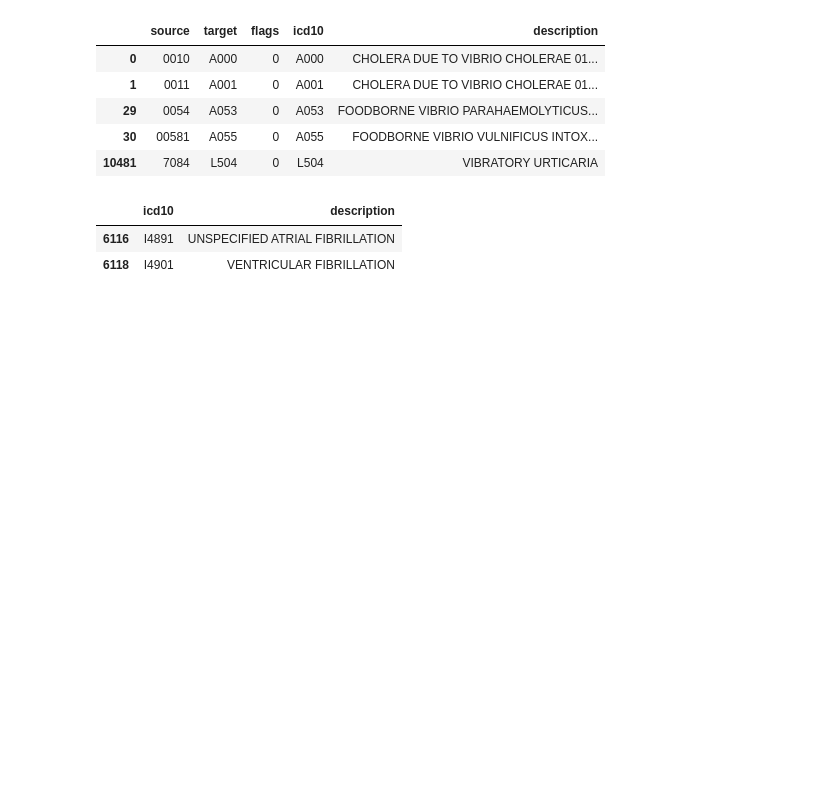
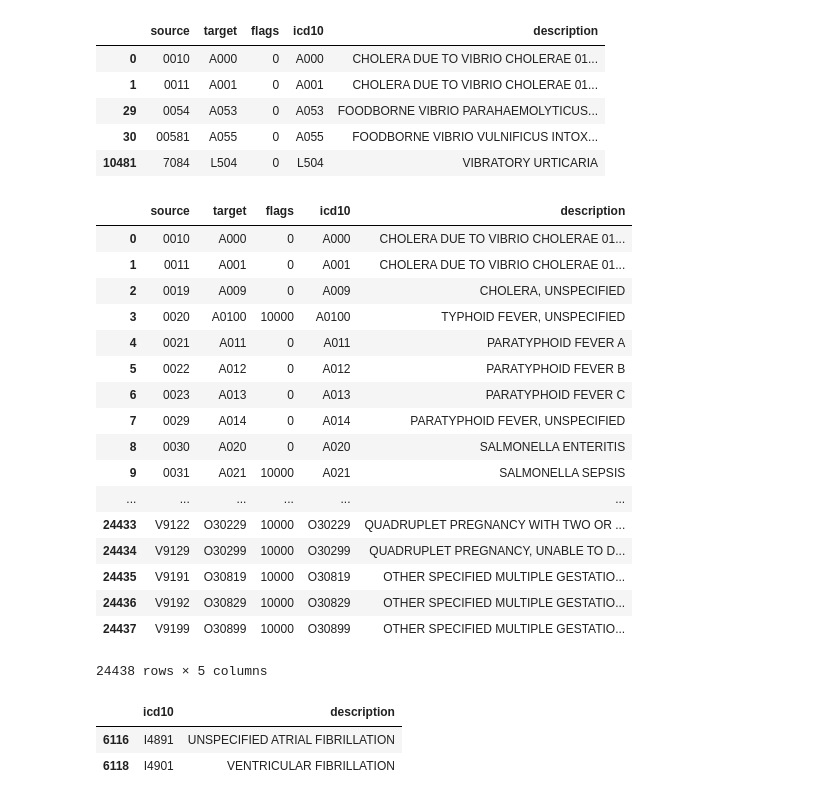
Before and after one commit to pkmklong/pyicd, a Jupyter notebook: src/archive/test_scripts_nb.ipynb, the cells around one changed output. Cells and saved outputs as stored; diff of their text form; code cells hidden in the pictures; blank space fills up the shorter version.

```diff
--- a/src/archive/test_scripts_nb.ipynb
+++ b/src/archive/test_scripts_nb.ipynb
@@ -134,3 +353,24 @@ lookup_table[lookup_table["description"].str.contains("VIB")]
+# %%
+lookup_table
+# %% [output]
+|  | source | target | flags | icd10 | description |
+| 0 | 0010 | A000 | 0 | A000 | CHOLERA DUE TO VIBRIO CHOLERAE 01... |
+| 1 | 0011 | A001 | 0 | A001 | CHOLERA DUE TO VIBRIO CHOLERAE 01... |
+| 2 | 0019 | A009 | 0 | A009 | CHOLERA, UNSPECIFIED |
+| 3 | 0020 | A0100 | 10000 | A0100 | TYPHOID FEVER, UNSPECIFIED |
+| 4 | 0021 | A011 | 0 | A011 | PARATYPHOID FEVER A |
+| 5 | 0022 | A012 | 0 | A012 | PARATYPHOID FEVER B |
+| 6 | 0023 | A013 | 0 | A013 | PARATYPHOID FEVER C |
+| 7 | 0029 | A014 | 0 | A014 | PARATYPHOID FEVER, UNSPECIFIED |
+| 8 | 0030 | A020 | 0 | A020 | SALMONELLA ENTERITIS |
+| 9 | 0031 | A021 | 10000 | A021 | SALMONELLA SEPSIS |
+| ... | ... | ... | ... | ... | ... |
+| 24433 | V9122 | O30229 | 10000 | O30229 | QUADRUPLET PREGNANCY WITH TWO OR ... |
+| 24434 | V9129 | O30299 | 10000 | O30299 | QUADRUPLET PREGNANCY, UNABLE TO D... |
+| 24435 | V9191 | O30819 | 10000 | O30819 | OTHER SPECIFIED MULTIPLE GESTATIO... |
+| 24436 | V9192 | O30829 | 10000 | O30829 | OTHER SPECIFIED MULTIPLE GESTATIO... |
+| 24437 | V9199 | O30899 | 10000 | O30899 | OTHER SPECIFIED MULTIPLE GESTATIO... |
+24438 rows × 5 columns
 # %%
 def search_icd10(search_term: str):
 
```
Also changed, not shown: parts of 28 cells of this notebook, 33 other files.
